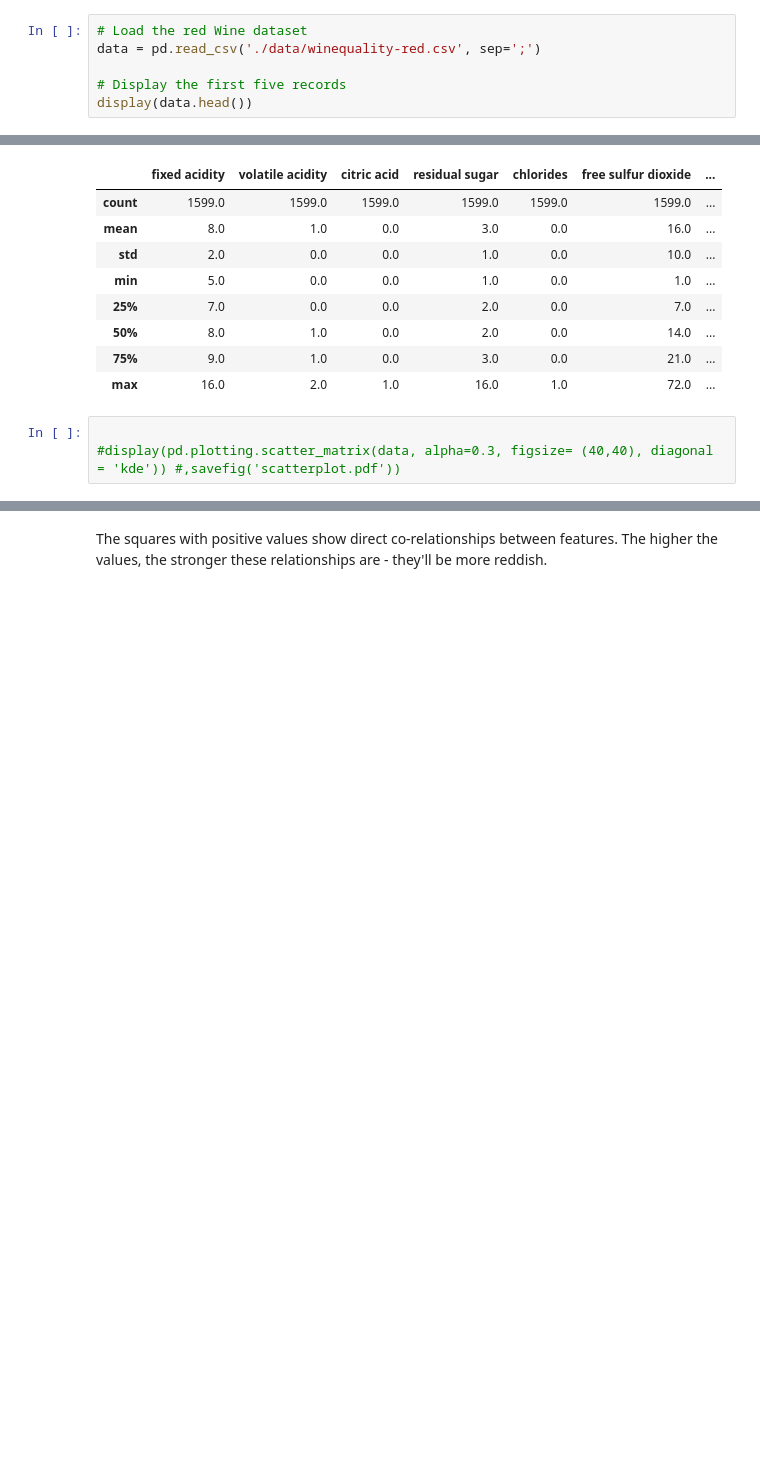
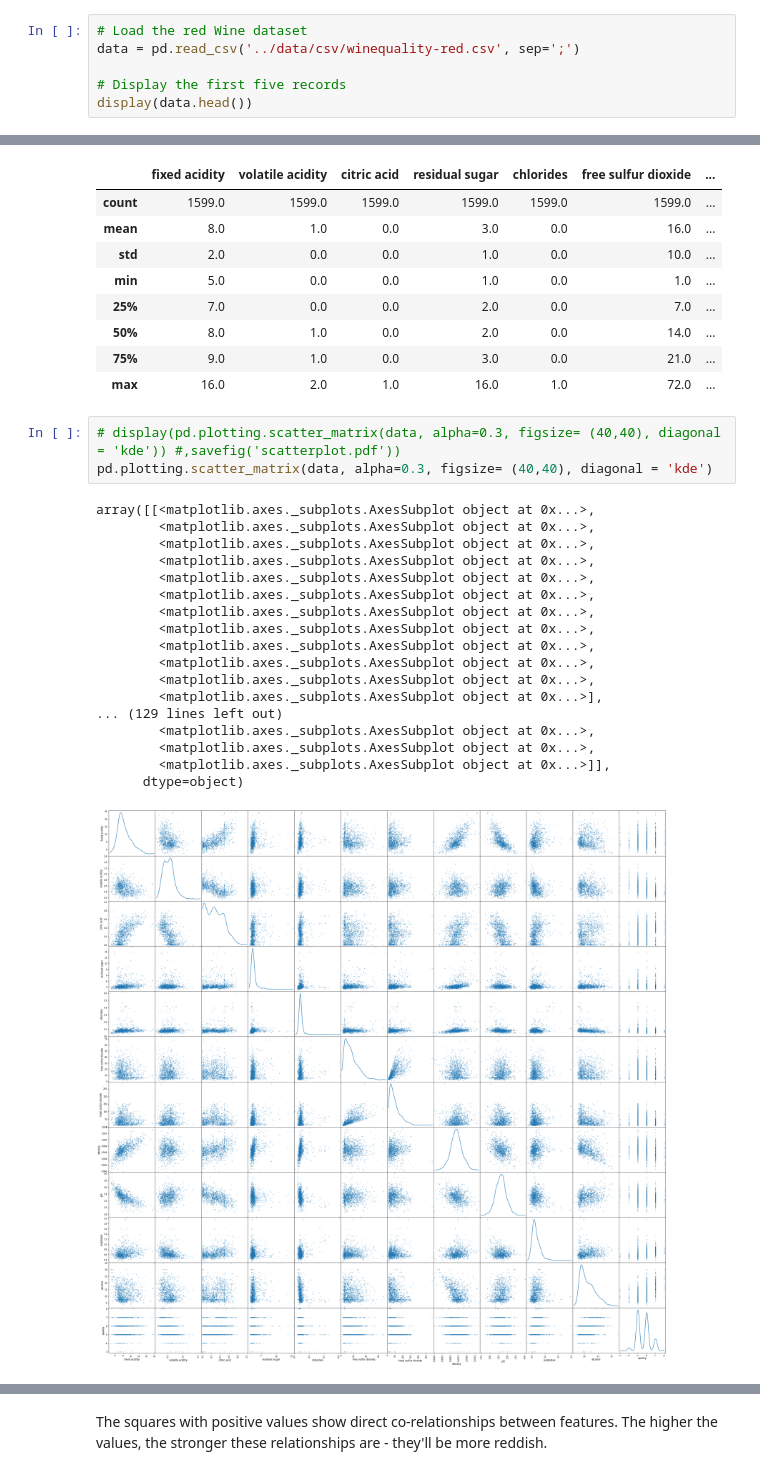
Before and after one commit to kirubeltadesse/harvestPrediction, a Jupyter notebook: jupyternotebooks/Harvest Learning model.ipynb, the cells around one changed output, grey strips where cells are left out. Cells and saved outputs as stored; diff of their text form; blank space fills up the shorter version.

```diff
--- a/jupyternotebooks/Harvest Learning model.ipynb
+++ b/jupyternotebooks/Harvest Learning model.ipynb
@@ -125,7 +135,7 @@ from sklearn.metrics import classification_report
 # DATA from UCI Wine-quality
 # %%
 # Load the red Wine dataset
-data = pd.read_csv('./data/winequality-red.csv', sep=';')
+data = pd.read_csv('../data/csv/winequality-red.csv', sep=';')
 
 # Display the first five records
 display(data.head())
@@ -202,7 +212,26 @@ Percentage of wines with quality 7 and above: 13.57%
 | 75% | 9.0 | 1.0 | 0.0 | 3.0 | 0.0 | 21.0 | ... |
 | max | 16.0 | 2.0 | 1.0 | 16.0 | 1.0 | 72.0 | ... |
 # %%
-
-#display(pd.plotting.scatter_matrix(data, alpha=0.3, figsize= (40,40), diagonal = 'kde')) #,savefig('scatterplot.pdf'))
+# display(pd.plotting.scatter_matrix(data, alpha=0.3, figsize= (40,40), diagonal = 'kde')) #,savefig('scatterplot.pdf'))
+pd.plotting.scatter_matrix(data, alpha=0.3, figsize= (40,40), diagonal = 'kde')
+# %% [output]
+array([[<matplotlib.axes._subplots.AxesSubplot object at 0x...>,
+        <matplotlib.axes._subplots.AxesSubplot object at 0x...>,
+        <matplotlib.axes._subplots.AxesSubplot object at 0x...>,
+        <matplotlib.axes._subplots.AxesSubplot object at 0x...>,
+        <matplotlib.axes._subplots.AxesSubplot object at 0x...>,
+        <matplotlib.axes._subplots.AxesSubplot object at 0x...>,
+        <matplotlib.axes._subplots.AxesSubplot object at 0x...>,
+        <matplotlib.axes._subplots.AxesSubplot object at 0x...>,
+        <matplotlib.axes._subplots.AxesSubplot object at 0x...>,
+        <matplotlib.axes._subplots.AxesSubplot object at 0x...>,
+        <matplotlib.axes._subplots.AxesSubplot object at 0x...>,
+        <matplotlib.axes._subplots.AxesSubplot object at 0x...>],
+... (129 lines left out)
+        <matplotlib.axes._subplots.AxesSubplot object at 0x...>,
+        <matplotlib.axes._subplots.AxesSubplot object at 0x...>,
+        <matplotlib.axes._subplots.AxesSubplot object at 0x...>]],
+      dtype=object)
+[figure, added]
 # %%
 # to see the co-relations between features
```
Also changed, not shown: parts of 2 cells of this notebook, 19 other files.
